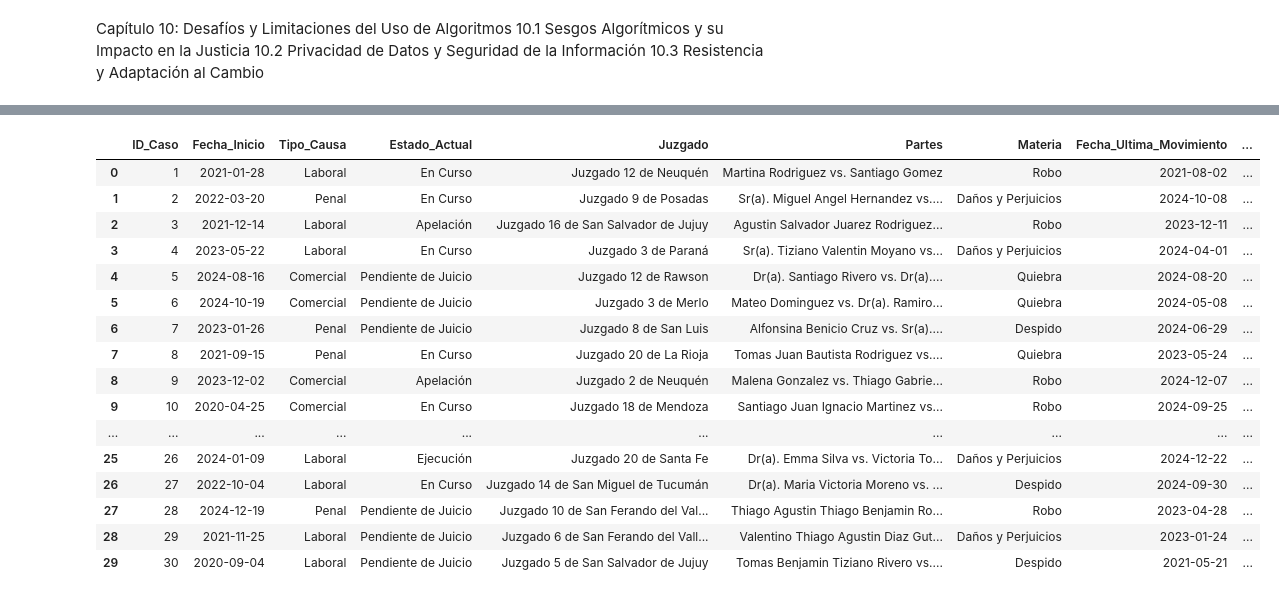
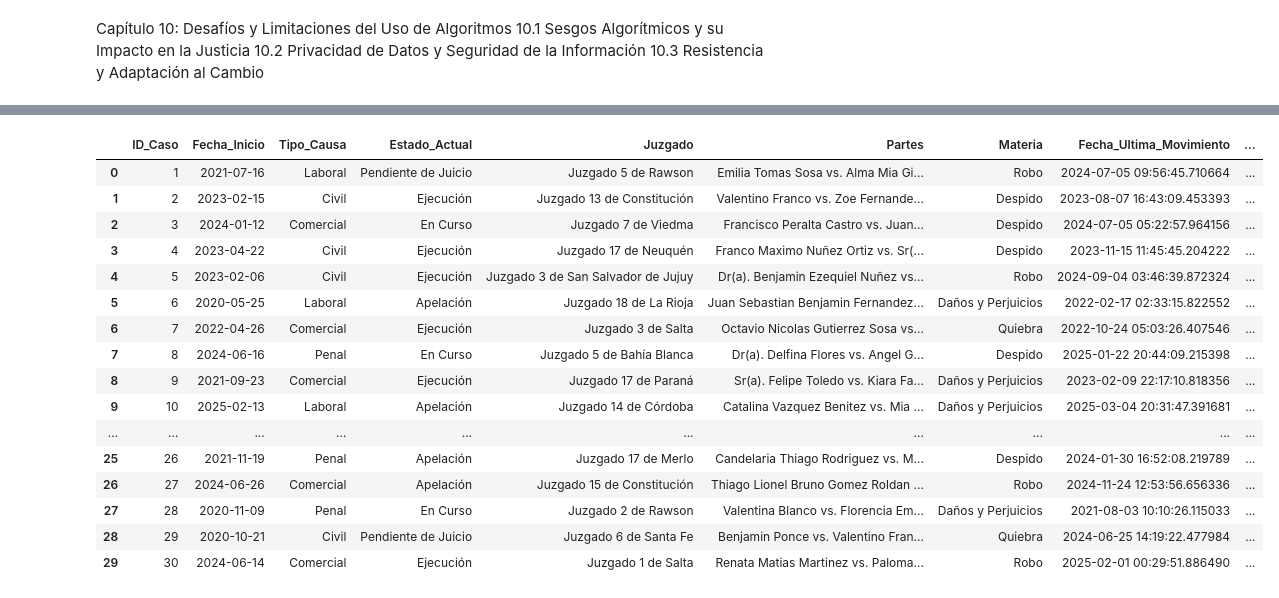
Before and after one commit to Viny2030/Libro_Algoritmos_contra_fraude_corrupcion, a Jupyter notebook: datasetlibro.ipynb, the cells around one changed output, grey strips where cells are left out. Saved outputs shown, nothing was run; the diff lists cells and outputs as text; code cells hidden in the pictures.

```diff
--- a/datasetlibro.ipynb
+++ b/datasetlibro.ipynb
@@ -2532,23 +2007,54 @@ from datetime import datetime, timedelta
 # Configuración de la Faker para Argentina
 fake = Faker('es_AR')
 
-num_casos=30
+num_casos = 30
+
+# Generar fechas de inicio
+fechas_inicio = [fake.date_between(start_date='-5y', end_date='today') for _ in range(num_casos)]
+fechas_inicio_datetime = pd.to_datetime(fechas_inicio)
+
+# Generar fechas de último movimiento asegurando que sean mayores o iguales a la fecha de inicio
+fechas_ultimo_movimiento_datetime = []
+for fecha_inicio in fechas_inicio_datetime:
+    fecha_ultimo_movimiento = fake.date_time_between(start_date=fecha_inicio, end_date='now')  # Usa datetime
+    fechas_ultimo_movimiento_datetime.append(fecha_ultimo_movimiento)
 
 data = {
-        'ID_Caso': range(1, num_casos + 1),
-        'Fecha_Inicio': pd.to_datetime([fake.date_between(start_date='-5y', end_date='today') for _ in range(num_casos)]),
-        'Tipo_Causa': [random.choice(['Civil', 'Penal', 'Laboral', 'Comercial']) for _ in range(num_casos)],
-        'Estado_Actual': [random.choice(['En Curso', 'Pendiente de Juicio', 'Apelación', 'Ejecución']) for _ in range(num_casos)],
-        'Juzgado': [f"Juzgado {random.randint(1, 20)} de {fake.city()}" for _ in range(num_casos)],
-        'Partes': [f"{fake.name()} vs. {fake.name()}" for _ in range(num_casos)],
-        'Materia': [random.choice(['Daños y Perjuicios', 'Robo', 'Despido', 'Quiebra']) for _ in range(num_casos)],
-        'Fecha_Ultima_Movimiento': pd.to_datetime([fake.date_between(start_date=fecha_inicio, end_date='today') for fecha_inicio in pd.to_datetime([fake.date_between(start_date='-5y', end_date='today') for _ in range(num_casos)])]),
-        'Tiempo_Proceso_Dias': np.random.randint(30, 1800, num_casos), # Simulación de tiempo en días
-        'Fallo': [random.choice(['Favorable', 'Desfavorable', 'Conciliación', 'Sin Definir']) for _ in range(num_casos)],
-        'Instancia': [random.choice(['Primera Instancia', 'Cámara de Apelaciones', 'Corte Suprema']) for _ in range(num_casos)],
-        'Tiene_Recurso': [random.choice(['Sí', 'No']) for _ in range(num_casos)],
-        'Documentos_Adjuntos': np.random.randint(0, 50, num_casos)
-    }
+    'ID_Caso': range(1, num_casos + 1),
+    'Fecha_Inicio': fechas_inicio_datetime,
+    'Tipo_Causa': [random.choice(['Civil', 'Penal', 'Laboral', 'Comercial']) for _ in range(num_casos)],
+    'Estado_Actual': [random.choice(['En Curso', 'Pendiente de Juicio', 'Apelación', 'Ejecución']) for _ in range(num_casos)],
+    'Juzgado': [f"Juzgado {random.randint(1, 20)} de {fake.city()}" for _ in range(num_casos)],
+    'Partes': [f"{fake.name()} vs. {fake.name()}" for _ in range(num_casos)],
+    'Materia': [random.choice(['Daños y Perjuicios', 'Robo', 'Despido', 'Quiebra']) for _ in range(num_casos)],
+    'Fecha_Ultima_Movimiento': fechas_ultimo_movimiento_datetime,
+    'Tiempo_Proceso_Dias': [0] * num_casos,  # Inicializar, se calculará luego
+    'Fallo': [random.choice(['Favorable', 'Desfavorable', 'Conciliación', 'Sin Definir']) for _ in range(num_casos)],
+    'Instancia': [random.choice(['Primera Instancia', 'Cámara de Apelaciones', 'Corte Suprema']) for _ in range(num_casos)],
+    'Tiene_Recurso': [random.choice(['Sí', 'No']) for _ in range(num_casos)],
+    'Documentos_Adjuntos': np.random.randint(0, 50, num_casos),
+}
+
 df = pd.DataFrame(data)
+
+
+# Modificar 'Materia' si 'Tipo_Causa' es 'Penal'
+def modificar_materia(df):
+    for index, row in df.iterrows():
+        if row['Tipo_Causa'] == 'Penal':
+            materias = ['Daños y Perjuicios', 'Robo', 'Despido', 'Quiebra', 'Corrupción']
+            df.loc[index, 'Materia'] = random.choice(materias)
+    return df
+
+
+df = modificar_materia(df.copy()) # Aplicar la modificación al DataFrame
+
+# Calcular Tiempo_Proceso_Dias correctamente
+df['Tiempo_Proceso_Dias'] = (df['Fecha_Ultima_Movimiento'] - df['Fecha_Inicio']).dt.days
+
+nombre_archivo_csv = 'df_casos_judiciales.csv'
+df.to_csv(nombre_archivo_csv, index=False)
+
+print(f"El DataFrame se ha guardado exitosamente en el archivo '{nombre_archivo_csv}'")
 df
 # %% [output]
@@ -2555,17 +2062,17 @@ df
 |  | ID_Caso | Fecha_Inicio | Tipo_Causa | Estado_Actual | Juzgado | Partes | Materia | Fecha_Ultima_Movimiento | ... |
-| 0 | 1 | 2021-01-28 | Laboral | En Curso | Juzgado 12 de Neuquén | Martina Rodriguez vs. Santiago Gomez | Robo | 2021-08-02 | ... |
-| 1 | 2 | 2022-03-20 | Penal | En Curso | Juzgado 9 de Posadas | Sr(a). Miguel Angel Hernandez vs.... | Daños y Perjuicios | 2024-10-08 | ... |
-| 2 | 3 | 2021-12-14 | Laboral | Apelación | Juzgado 16 de San Salvador de Jujuy | Agustin Salvador Juarez Rodriguez... | Robo | 2023-12-11 | ... |
-| 3 | 4 | 2023-05-22 | Laboral | En Curso | Juzgado 3 de Paraná | Sr(a). Tiziano Valentin Moyano vs... | Daños y Perjuicios | 2024-04-01 | ... |
-| 4 | 5 | 2024-08-16 | Comercial | Pendiente de Juicio | Juzgado 12 de Rawson | Dr(a). Santiago Rivero vs. Dr(a).... | Quiebra | 2024-08-20 | ... |
-| 5 | 6 | 2024-10-19 | Comercial | Pendiente de Juicio | Juzgado 3 de Merlo | Mateo Dominguez vs. Dr(a). Ramiro... | Quiebra | 2024-05-08 | ... |
-| 6 | 7 | 2023-01-26 | Penal | Pendiente de Juicio | Juzgado 8 de San Luis | Alfonsina Benicio Cruz vs. Sr(a).... | Despido | 2024-06-29 | ... |
-| 7 | 8 | 2021-09-15 | Penal | En Curso | Juzgado 20 de La Rioja | Tomas Juan Bautista Rodriguez vs.... | Quiebra | 2023-05-24 | ... |
-| 8 | 9 | 2023-12-02 | Comercial | Apelación | Juzgado 2 de Neuquén | Malena Gonzalez vs. Thiago Gabrie... | Robo | 2024-12-07 | ... |
-| 9 | 10 | 2020-04-25 | Comercial | En Curso | Juzgado 18 de Mendoza | Santiago Juan Ignacio Martinez vs... | Robo | 2024-09-25 | ... |
+| 0 | 1 | 2021-07-16 | Laboral | Pendiente de Juicio | Juzgado 5 de Rawson | Emilia Tomas Sosa vs. Alma Mia Gi... | Robo | 2024-07-05 09:56:45.710664 | ... |
+| 1 | 2 | 2023-02-15 | Civil | Ejecución | Juzgado 13 de Constitución | Valentino Franco vs. Zoe Fernande... | Despido | 2023-08-07 16:43:09.453393 | ... |
+| 2 | 3 | 2024-01-12 | Comercial | En Curso | Juzgado 7 de Viedma | Francisco Peralta Castro vs. Juan... | Despido | 2024-07-05 05:22:57.964156 | ... |
+| 3 | 4 | 2023-04-22 | Civil | Ejecución | Juzgado 17 de Neuquén | Franco Maximo Nuñez Ortiz vs. Sr(... | Despido | 2023-11-15 11:45:45.204222 | ... |
+| 4 | 5 | 2023-02-06 | Civil | Ejecución | Juzgado 3 de San Salvador de Jujuy | Dr(a). Benjamin Ezequiel Nuñez vs... | Robo | 2024-09-04 03:46:39.872324 | ... |
+| 5 | 6 | 2020-05-25 | Laboral | Apelación | Juzgado 18 de La Rioja | Juan Sebastian Benjamin Fernandez... | Daños y Perjuicios | 2022-02-17 02:33:15.822552 | ... |
+| 6 | 7 | 2022-04-26 | Comercial | Ejecución | Juzgado 3 de Salta | Octavio Nicolas Gutierrez Sosa vs... | Quiebra | 2022-10-24 05:03:26.407546 | ... |
+| 7 | 8 | 2024-06-16 | Penal | En Curso | Juzgado 5 de Bahía Blanca | Dr(a). Delfina Flores vs. Angel G... | Despido | 2025-01-22 20:44:09.215398 | ... |
+| 8 | 9 | 2021-09-23 | Comercial | Ejecución | Juzgado 17 de Paraná | Sr(a). Felipe Toledo vs. Kiara Fa... | Daños y Perjuicios | 2023-02-09 22:17:10.818356 | ... |
+| 9 | 10 | 2025-02-13 | Laboral | Apelación | Juzgado 14 de Córdoba | Catalina Vazquez Benitez vs. Mia ... | Daños y Perjuicios | 2025-03-04 20:31:47.391681 | ... |
 | ... | ... | ... | ... | ... | ... | ... | ... | ... | ... |
-| 25 | 26 | 2024-01-09 | Laboral | Ejecución | Juzgado 20 de Santa Fe | Dr(a). Emma Silva vs. Victoria To... | Daños y Perjuicios | 2024-12-22 | ... |
-| 26 | 27 | 2022-10-04 | Laboral | En Curso | Juzgado 14 de San Miguel de Tucumán | Dr(a). Maria Victoria Moreno vs. ... | Despido | 2024-09-30 | ... |
-| 27 | 28 | 2024-12-19 | Penal | Pendiente de Juicio | Juzgado 10 de San Ferando del Val... | Thiago Agustin Thiago Benjamin Ro... | Robo | 2023-04-28 | ... |
-| 28 | 29 | 2021-11-25 | Laboral | Pendiente de Juicio | Juzgado 6 de San Ferando del Vall... | Valentino Thiago Agustin Diaz Gut... | Daños y Perjuicios | 2023-01-24 | ... |
-| 29 | 30 | 2020-09-04 | Laboral | Pendiente de Juicio | Juzgado 5 de San Salvador de Jujuy | Tomas Benjamin Tiziano Rivero vs.... | Despido | 2021-05-21 | ... |
+| 25 | 26 | 2021-11-19 | Penal | Apelación | Juzgado 17 de Merlo | Candelaria Thiago Rodriguez vs. M... | Despido | 2024-01-30 16:52:08.219789 | ... |
+| 26 | 27 | 2024-06-26 | Comercial | Apelación | Juzgado 15 de Constitución | Thiago Lionel Bruno Gomez Roldan ... | Robo | 2024-11-24 12:53:56.656336 | ... |
+| 27 | 28 | 2020-11-09 | Penal | En Curso | Juzgado 2 de Rawson | Valentina Blanco vs. Florencia Em... | Daños y Perjuicios | 2021-08-03 10:10:26.115033 | ... |
+| 28 | 29 | 2020-10-21 | Civil | Pendiente de Juicio | Juzgado 6 de Santa Fe | Benjamin Ponce vs. Valentino Fran... | Quiebra | 2024-06-25 14:19:22.477984 | ... |
+| 29 | 30 | 2024-06-14 | Comercial | Ejecución | Juzgado 1 de Salta | Renata Matias Martinez vs. Paloma... | Robo | 2025-02-01 00:29:51.886490 | ... |
```
Also changed, not shown: parts of 64 cells of this notebook.
